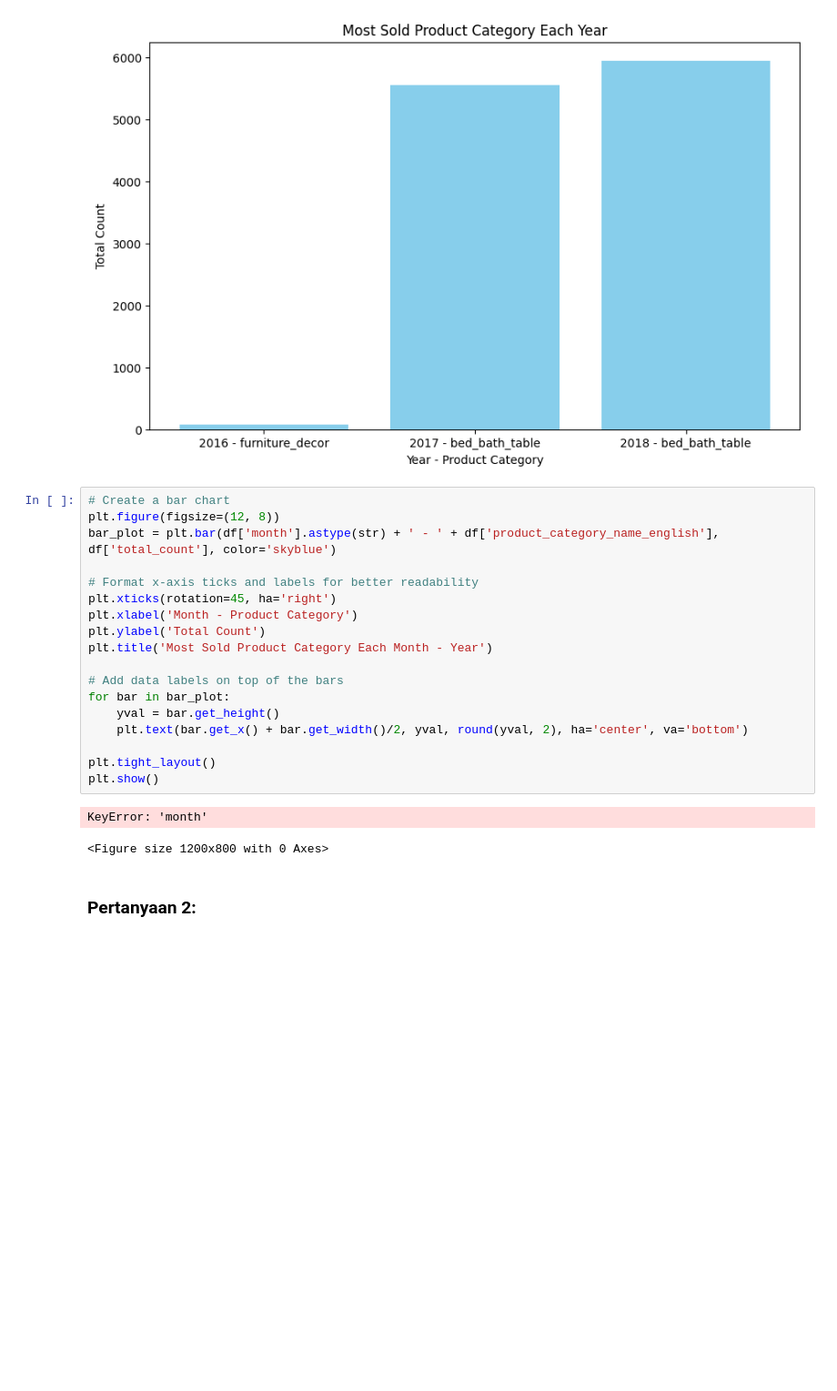
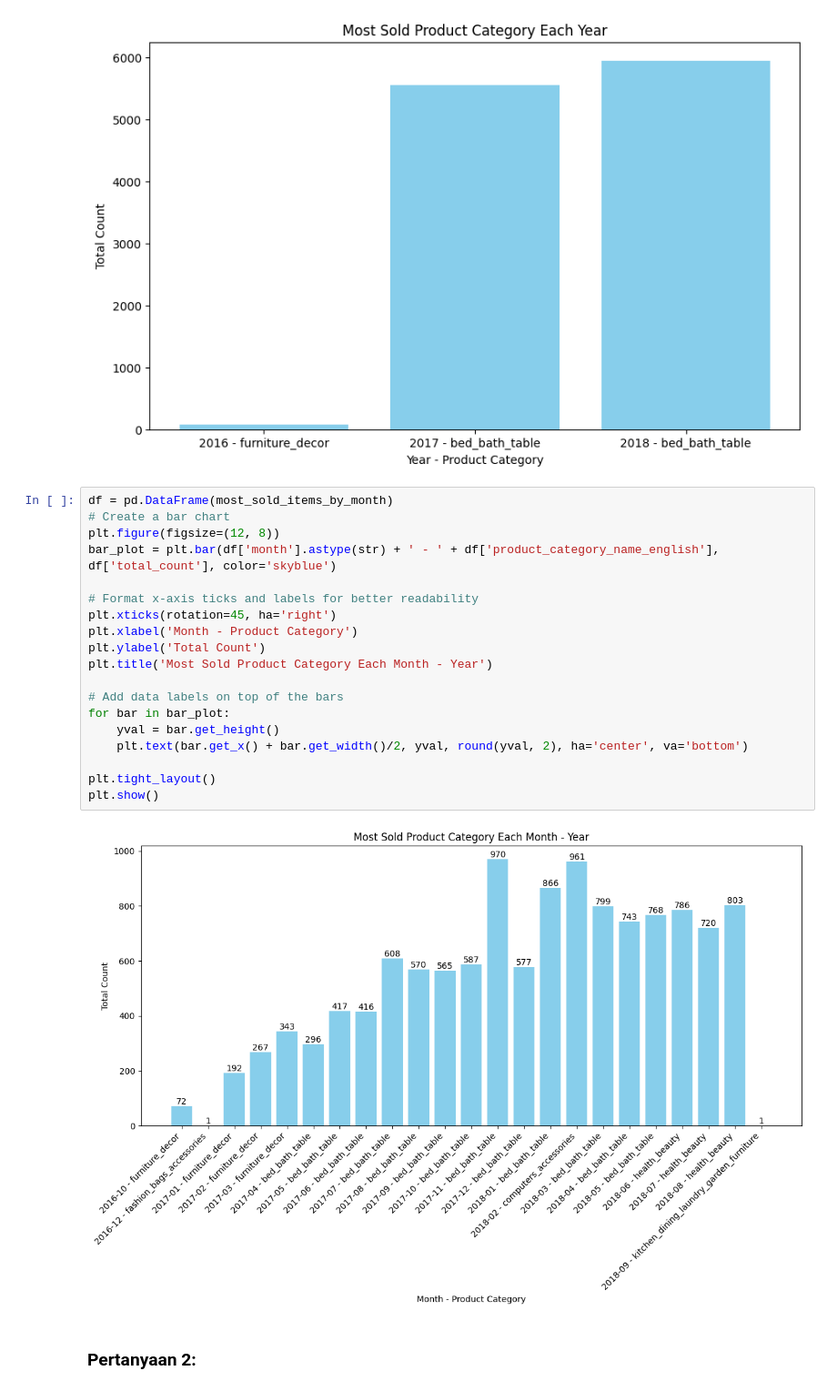
Before and after one commit to karna0811-bd/dicoding-assessment, a Jupyter notebook: notebook.ipynb, the cells around one changed output. Shown: that part at 91% size. Cells and saved outputs as stored; diff of their text form; blank space fills up the shorter version.

```diff
--- a/notebook.ipynb
+++ b/notebook.ipynb
@@ -301,26 +376,26 @@ plt.show()
 # %% [output]
 [figure]
 # %%
+df = pd.DataFrame(most_sold_items_by_month)
 # Create a bar chart
 plt.figure(figsize=(12, 8))
 bar_plot = plt.bar(df['month'].astype(str) + ' - ' + df['product_category_name_english'], df['total_count'], color='skyblue')
 
 # Format x-axis ticks and labels for better readability
 plt.xticks(rotation=45, ha='right')
 plt.xlabel('Month - Product Category')
 plt.ylabel('Total Count')
 plt.title('Most Sold Product Category Each Month - Year')
 
 # Add data labels on top of the bars
 for bar in bar_plot:
     yval = bar.get_height()
     plt.text(bar.get_x() + bar.get_width()/2, yval, round(yval, 2), ha='center', va='bottom')
 
 plt.tight_layout()
 plt.show()
 # %% [output]
-KeyError: 'month'
-<Figure size 1200x800 with 0 Axes>
+[figure, added]
 # %% [markdown]
 ### Pertanyaan 2:
 # %%
```
Also changed, not shown: parts of 7 cells of this notebook.
